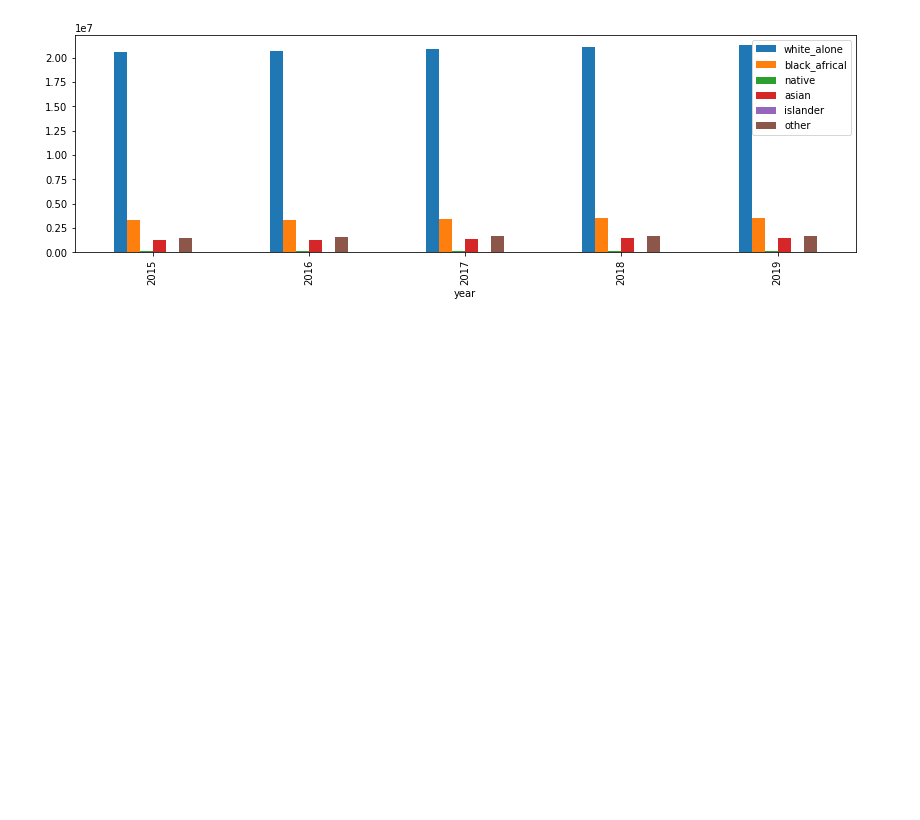
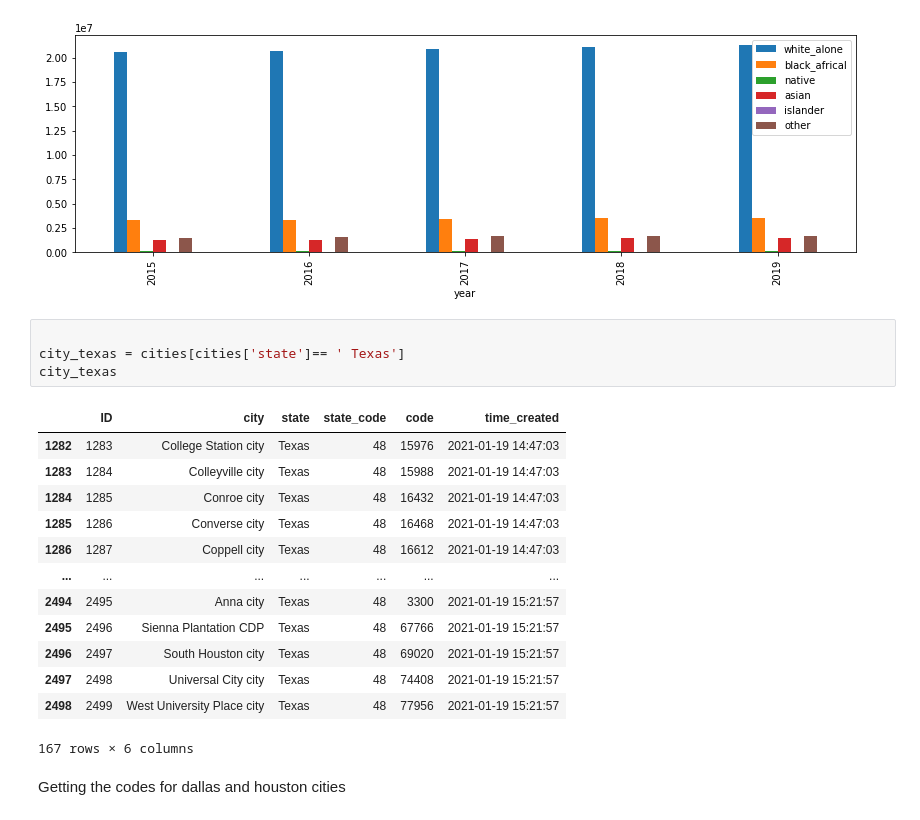
Before and after one commit to sundarp17/Housing, a Jupyter notebook: Housing.ipynb, the cells around one changed output. Cells and saved outputs as stored; diff of their text form; blank space fills up the shorter version.

```diff
--- a/Housing.ipynb
+++ b/Housing.ipynb
@@ -196,3 +196,23 @@ df_texas.plot(kind='bar')
 plt.show()
 # %% [output]
 [figure]
+# %%
+
+city_texas = cities[cities['state']== ' Texas']
+city_texas
+# %% [output]
+|  | ID | city | state | state_code | code | time_created |
+| 1282 | 1283 | College Station city | Texas | 48 | 15976 | 2021-01-19 14:47:03 |
+| 1283 | 1284 | Colleyville city | Texas | 48 | 15988 | 2021-01-19 14:47:03 |
+| 1284 | 1285 | Conroe city | Texas | 48 | 16432 | 2021-01-19 14:47:03 |
+| 1285 | 1286 | Converse city | Texas | 48 | 16468 | 2021-01-19 14:47:03 |
+| 1286 | 1287 | Coppell city | Texas | 48 | 16612 | 2021-01-19 14:47:03 |
+| ... | ... | ... | ... | ... | ... | ... |
+| 2494 | 2495 | Anna city | Texas | 48 | 3300 | 2021-01-19 15:21:57 |
+| 2495 | 2496 | Sienna Plantation CDP | Texas | 48 | 67766 | 2021-01-19 15:21:57 |
+| 2496 | 2497 | South Houston city | Texas | 48 | 69020 | 2021-01-19 15:21:57 |
+| 2497 | 2498 | Universal City city | Texas | 48 | 74408 | 2021-01-19 15:21:57 |
+| 2498 | 2499 | West University Place city | Texas | 48 | 77956 | 2021-01-19 15:21:57 |
+167 rows × 6 columns
+# %% [markdown]
+Getting the codes for dallas and houston cities
```
Also changed, not shown: parts of 12 cells of this notebook.
